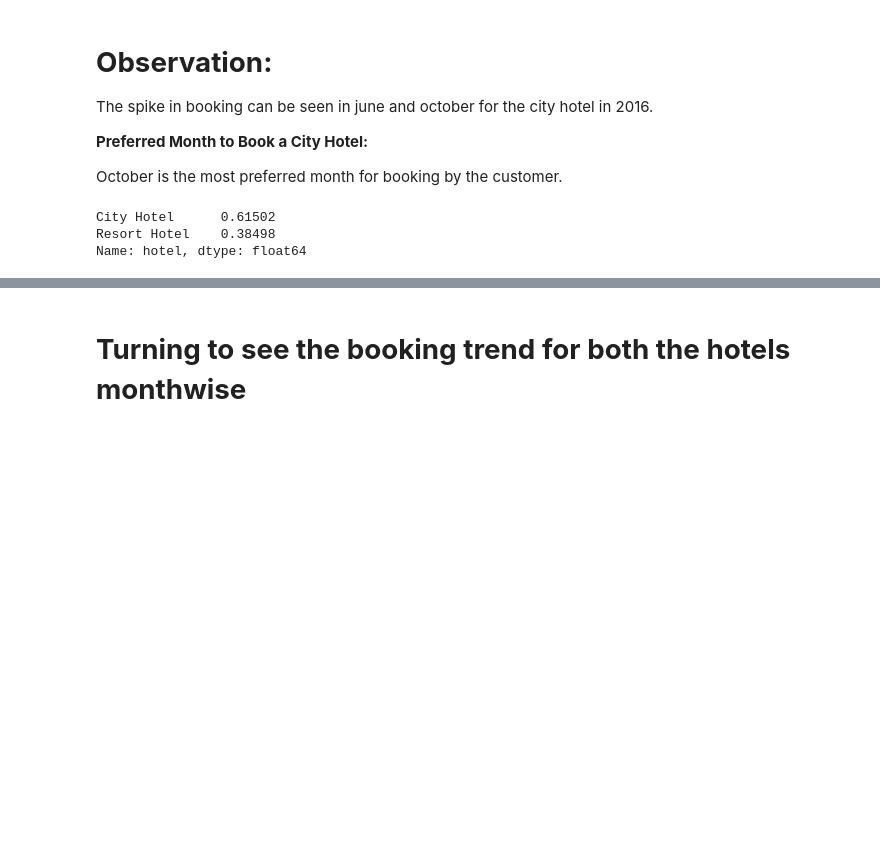
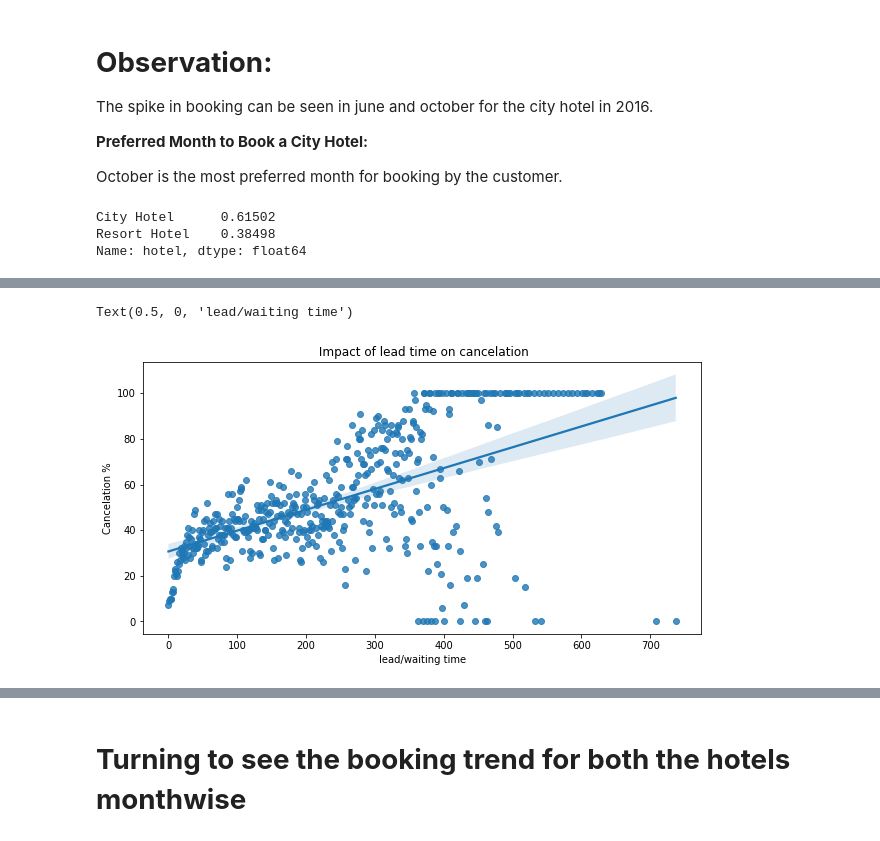
Before and after one commit to PriyankaSejwal/Hotel-Booking-Analysis, a Jupyter notebook: Priyanka_Rimo_CapstoneProject_Hotel_Booking_Analysis_Capstone_Project.ipynb, the cells around one changed output, grey strips where cells are left out. Cells and saved outputs as stored; diff of their text form; code cells hidden in the pictures; blank space fills up the shorter version.

```diff
--- a/Priyanka_Rimo_CapstoneProject_Hotel_Booking_Analysis_Capstone_Project.ipynb
+++ b/Priyanka_Rimo_CapstoneProject_Hotel_Booking_Analysis_Capstone_Project.ipynb
@@ -394,0 +399,8 @@ Name: hotel, dtype: float64
+# %%
+#grouping the cancelations data based on lead time
+
+cancelation_due_to_lead_time = data.groupby('lead_time')['is_canceled'].mean().reset_index()
+# %%
+# Rounding off the mean to two decimal places and converting it into percentage
+
+cancelation_due_to_lead_time['is_canceled'] = round(cancelation_due_to_lead_time['is_canceled'],2)*100
@@ -394,0 +425,11 @@ Name: hotel, dtype: float64
+# %%
+# Visualizing impact of lead time on cancelation
+
+plt.figure(figsize=(10,5))
+sns.regplot(x = 'lead_time', y = 'is_canceled', data= cancelation_due_to_lead_time)
+plt.title(' Impact of lead time on cancelation')
+plt.ylabel('Cancelation %')
+plt.xlabel('lead/waiting time')
+# %% [output]
+Text(0.5, 0, 'lead/waiting time')
+[figure, added]
```
Also changed, not shown: parts of 17 cells of this notebook.
